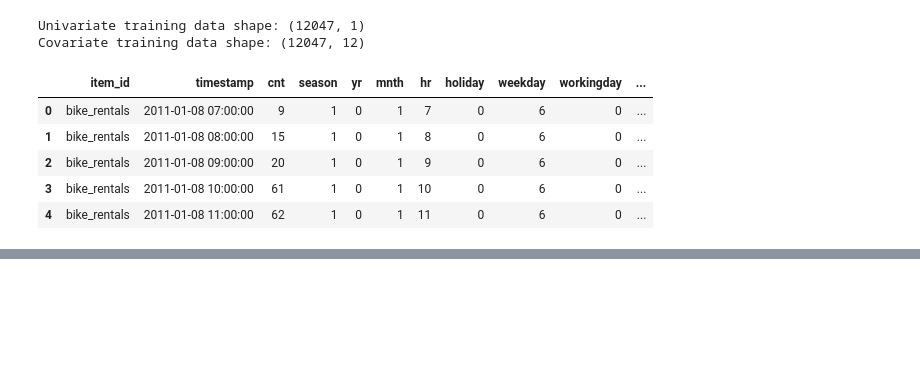
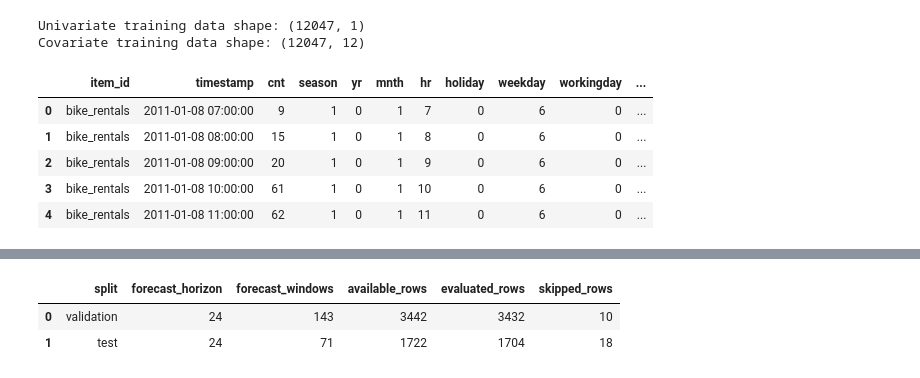
Before and after one commit to Kat-Pelka/RR_project, a Jupyter notebook: notebooks/04_fm_chronos-2.ipynb, the cells around one changed output, grey strips where cells are left out. Cells and saved outputs as stored; diff of their text form; code cells hidden in the pictures; blank space fills up the shorter version.

```diff
--- a/notebooks/04_fm_chronos-2.ipynb
+++ b/notebooks/04_fm_chronos-2.ipynb
@@ -299,0 +401,29 @@ Covariate training data shape: (12047, 12)
+# %%
+validation_window_summary = summarize_expanding_window_setup(
+    val,
+    FORECAST_HORIZON
+)
+
+test_window_summary = summarize_expanding_window_setup(
+    test,
+    FORECAST_HORIZON
+)
+
+pd.concat(
+    [
+        validation_window_summary.assign(split="validation"),
+        test_window_summary.assign(split="test")
+    ],
+    ignore_index=True
+)[[
+    "split",
+    "forecast_horizon",
+    "forecast_windows",
+    "available_rows",
+    "evaluated_rows",
+    "skipped_rows"
+]]
+# %% [output]
+|  | split | forecast_horizon | forecast_windows | available_rows | evaluated_rows | skipped_rows |
+| 0 | validation | 24 | 143 | 3442 | 3432 | 10 |
+| 1 | test | 24 | 71 | 1722 | 1704 | 18 |
```
Also changed, not shown: parts of 7 cells of this notebook.
